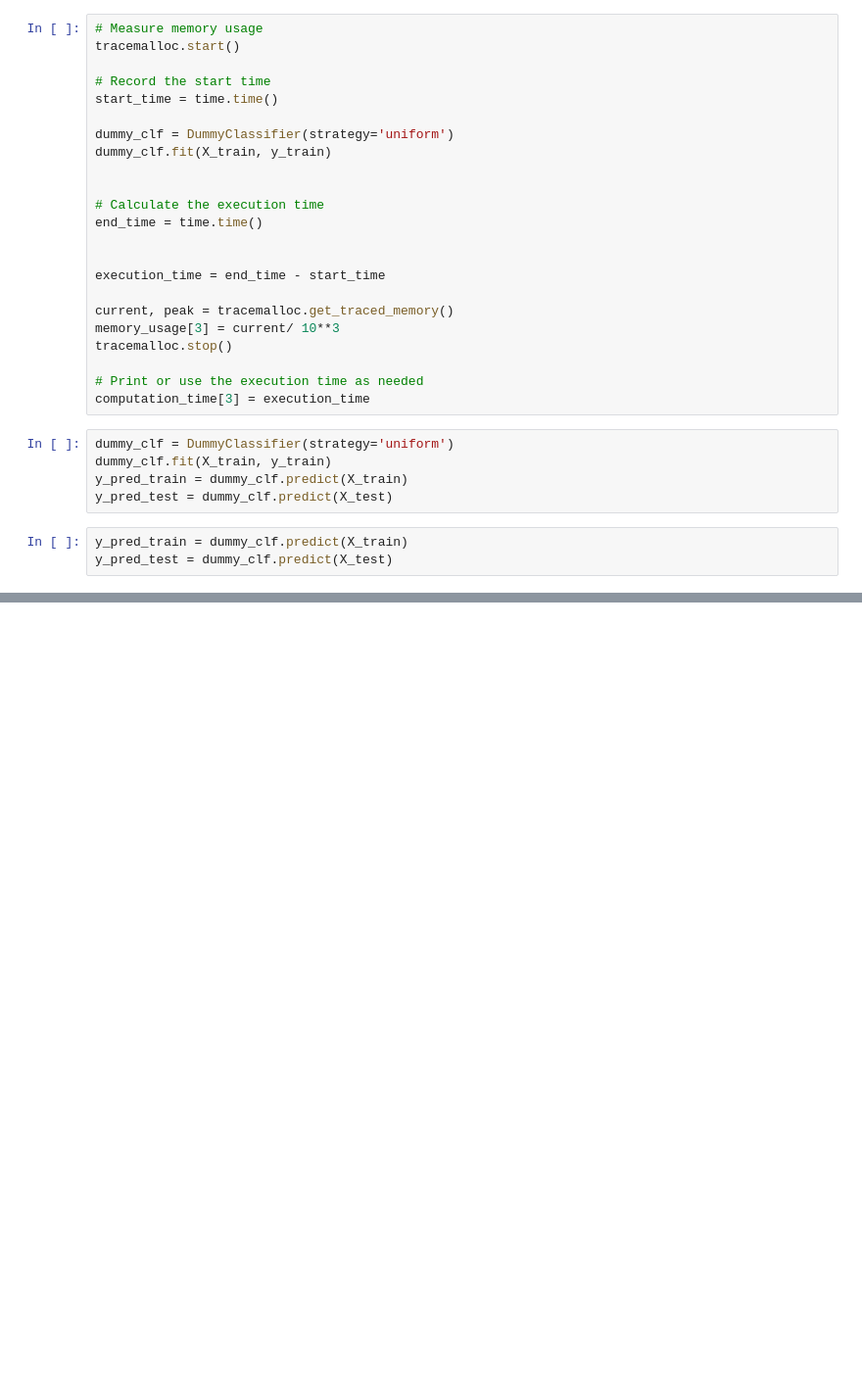
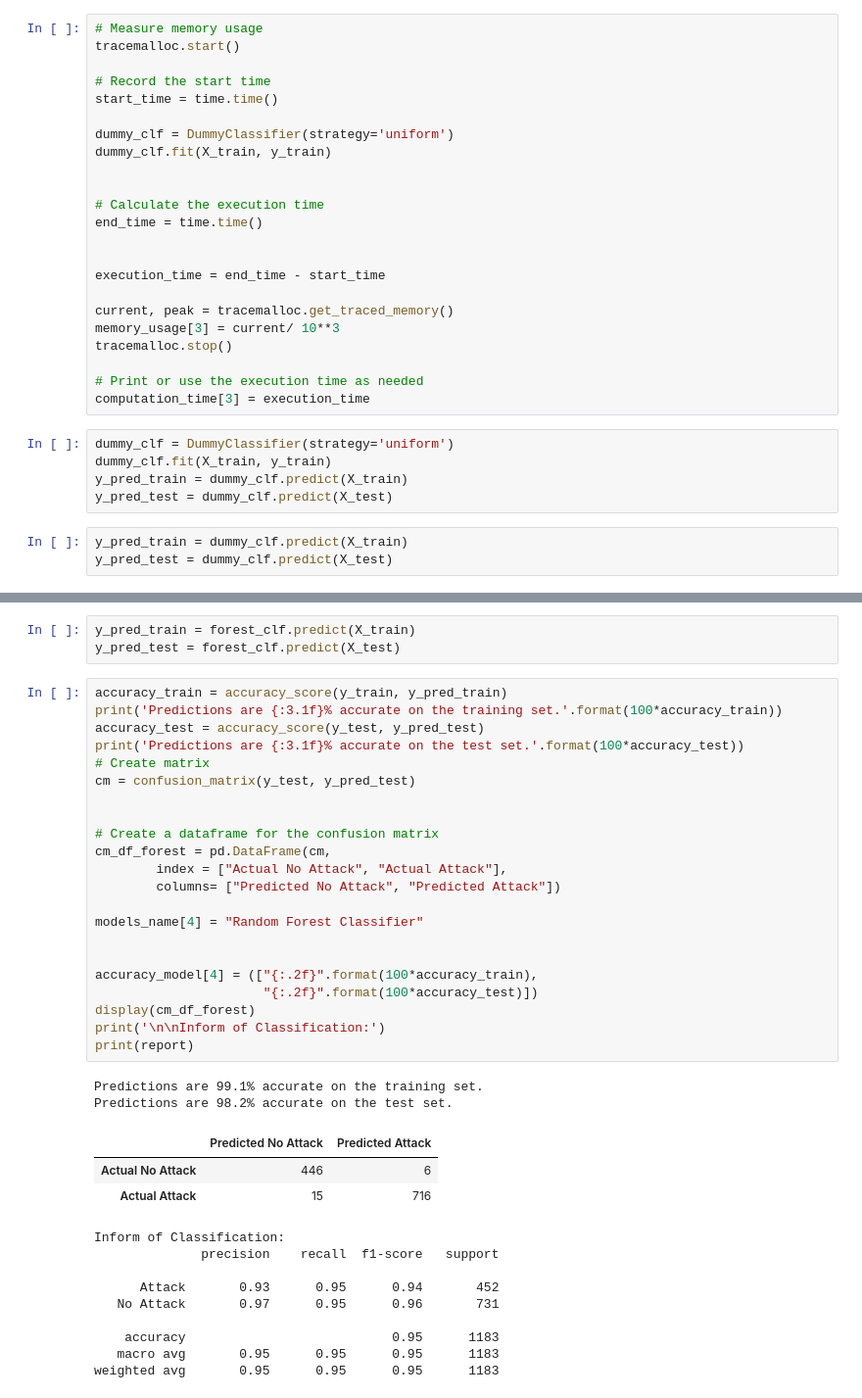
Before and after one commit to Lydiadel/BrakToothAttack_Analysis, a Jupyter notebook: BrakTooth_Attack.ipynb, the cells around one changed output, grey strips where cells are left out. Shown at 98% size. Cells and saved outputs as stored; diff of their text form; blank space fills up the shorter version.

Commit message:
Add Random Forest Classifier

```diff
--- a/BrakTooth_Attack.ipynb
+++ b/BrakTooth_Attack.ipynb
@@ -1478,0 +1515,40 @@ weighted avg       0.96      0.96      0.96      1183
+# %%
+y_pred_train = forest_clf.predict(X_train)
+y_pred_test = forest_clf.predict(X_test)
+# %%
+accuracy_train = accuracy_score(y_train, y_pred_train)
+print('Predictions are {:3.1f}% accurate on the training set.'.format(100*accuracy_train))
+accuracy_test = accuracy_score(y_test, y_pred_test)
+print('Predictions are {:3.1f}% accurate on the test set.'.format(100*accuracy_test))
+# Create matrix
+cm = confusion_matrix(y_test, y_pred_test)
+
+
+# Create a dataframe for the confusion matrix
+cm_df_forest = pd.DataFrame(cm,
+        index = ["Actual No Attack", "Actual Attack"],
+        columns= ["Predicted No Attack", "Predicted Attack"])
+
+models_name[4] = "Random Forest Classifier"
+
+
+accuracy_model[4] = (["{:.2f}".format(100*accuracy_train),
+                      "{:.2f}".format(100*accuracy_test)])
+display(cm_df_forest)
+print('\n\nInform of Classification:')
+print(report)
+# %% [output]
+Predictions are 99.1% accurate on the training set.
+Predictions are 98.2% accurate on the test set.
+|  | Predicted No Attack | Predicted Attack |
+| Actual No Attack | 446 | 6 |
+| Actual Attack | 15 | 716 |
+Inform of Classification:
+              precision    recall  f1-score   support
+
+      Attack       0.93      0.95      0.94       452
+   No Attack       0.97      0.95      0.96       731
+
+    accuracy                           0.95      1183
+   macro avg       0.95      0.95      0.95      1183
+weighted avg       0.95      0.95      0.95      1183
```
Also changed, not shown: parts of 7 cells of this notebook.
